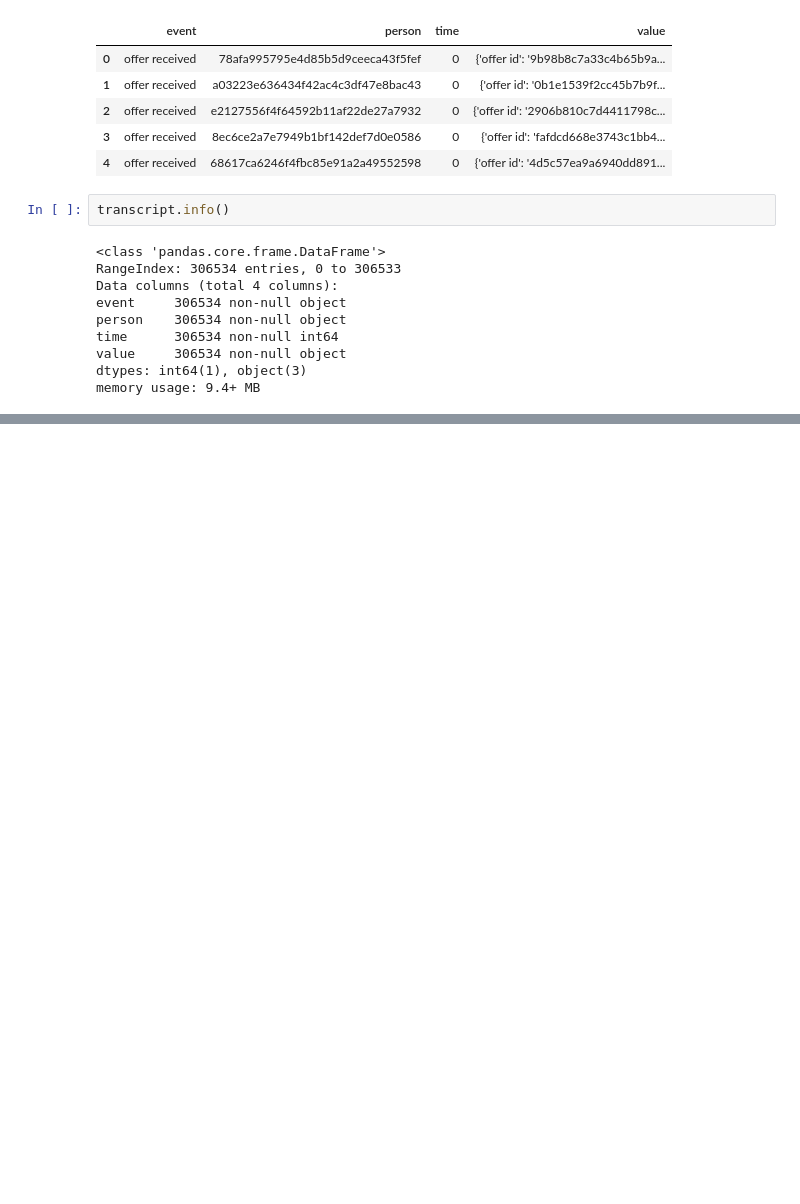
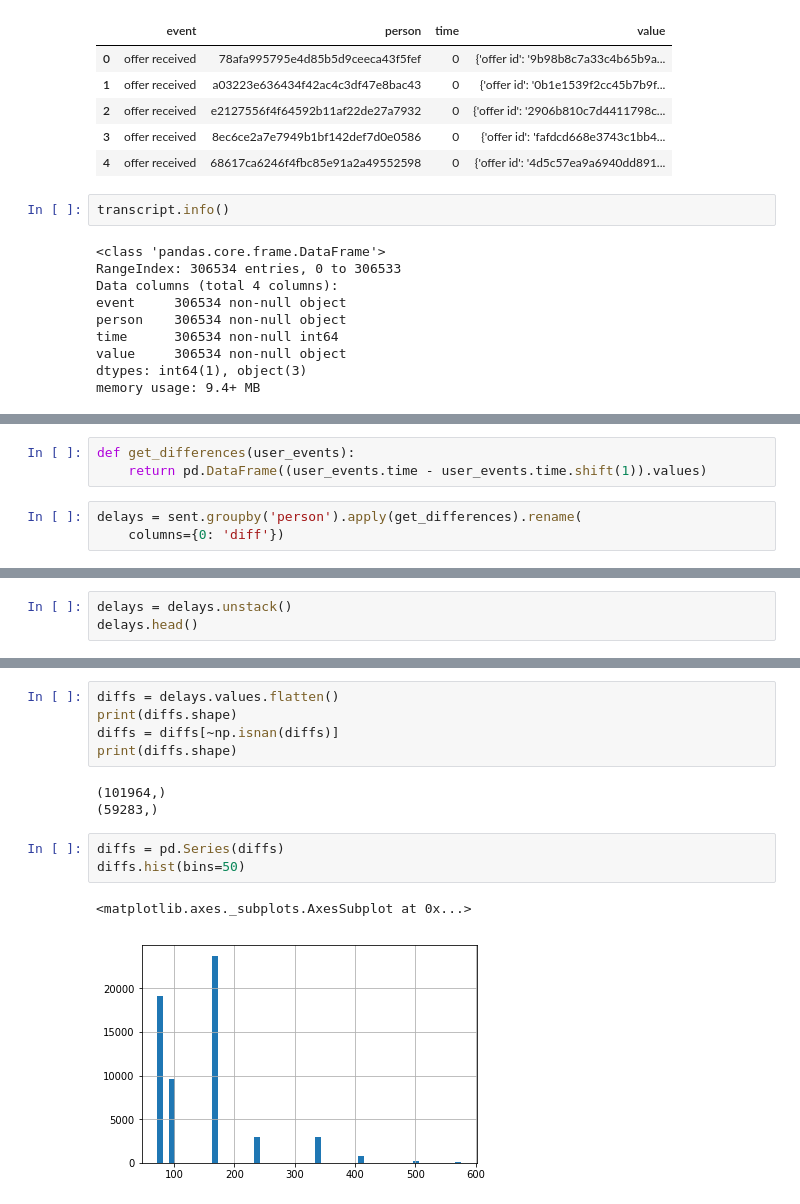
Before and after one commit to mtasende/starbucks-advertising, a Jupyter notebook: notebooks/scratchpad/001-mt-eda.ipynb, the cells around one changed output, grey strips where cells are left out. Saved outputs shown, nothing was run; the diff lists cells and outputs as text; blank space fills up the shorter version.

```diff
--- a/notebooks/scratchpad/001-mt-eda.ipynb
+++ b/notebooks/scratchpad/001-mt-eda.ipynb
@@ -281,0 +444,6 @@ memory usage: 9.4+ MB
+# %%
+def get_differences(user_events):
+    return pd.DataFrame((user_events.time - user_events.time.shift(1)).values)
+# %%
+delays = sent.groupby('person').apply(get_differences).rename(
+    columns={0: 'diff'})
@@ -281,0 +460,3 @@ memory usage: 9.4+ MB
+# %%
+delays = delays.unstack()
+delays.head()
@@ -281,0 +472,14 @@ memory usage: 9.4+ MB
+# %%
+diffs = delays.values.flatten()
+print(diffs.shape)
+diffs = diffs[~np.isnan(diffs)]
+print(diffs.shape)
+# %% [output]
+(101964,)
+(59283,)
+# %%
+diffs = pd.Series(diffs)
+diffs.hist(bins=50)
+# %% [output]
+<matplotlib.axes._subplots.AxesSubplot at 0x...>
+[figure, added]
```
Also changed, not shown: parts of 34 cells of this notebook.
